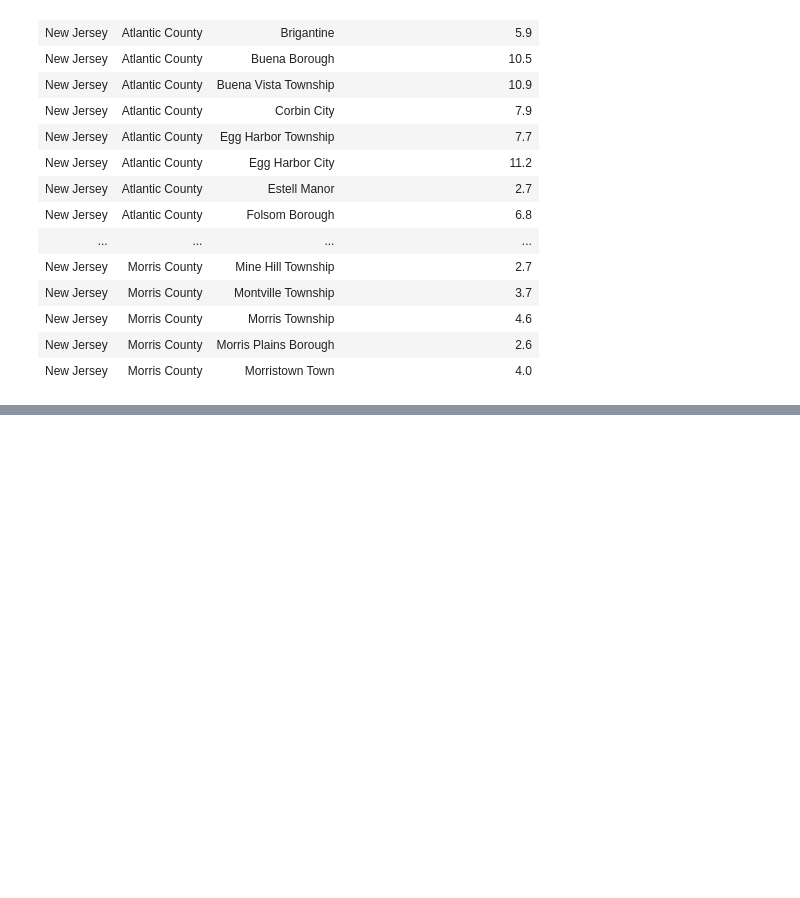
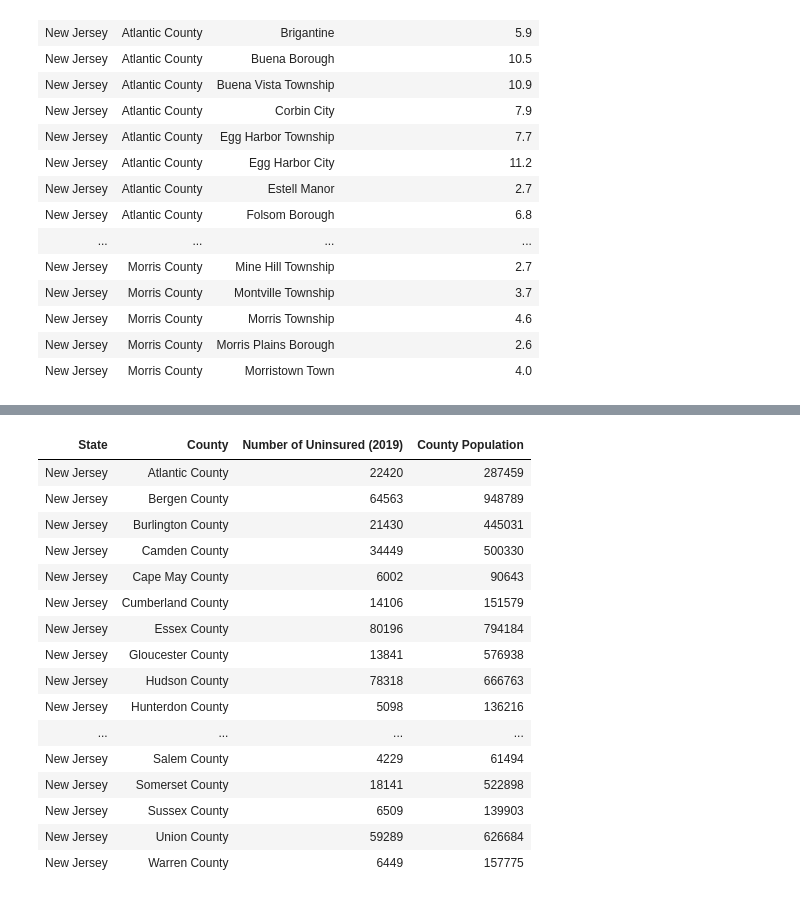
Before and after one commit to Myself1214/Pushing-P-Breakers, a Jupyter notebook: Code/Capstone_Project_ETL.ipynb, the cells around one changed output, grey strips where cells are left out. Saved outputs shown, nothing was run; the diff lists cells and outputs as text; code cells hidden in the pictures; blank space fills up the shorter version.

```diff
--- a/Code/Capstone_Project_ETL.ipynb
+++ b/Code/Capstone_Project_ETL.ipynb
@@ -155,10 +134,6 @@ from pyspark.sql.types import IntegerType, StringType
 
 # Convert to Pandas DataFrame
 Uninsured = Uninsured.toPandas()
-
-# Add Latitude and Longitude Columns
-Uninsured['Latitude'] = lat_list
-Uninsured['Longitude'] = long_list
 
 # Rename Columns (NUI means Number of Uninsured)
 
@@ -413,0 +466,12 @@ display(master_df)
+# %%
+# Merge Geodata with Master_table
+# Convert Master_table to pandas dataframe
+
+master_table = master_df.toPandas()
+
+df = master_table.merge(merge1[['City','geometry']],how='inner',on=['City'])
+
+# Convert to Geodataframe
+df = gpd.GeoDataFrame(df, geometry=df['geometry'])
+
+df.head()
@@ -413,0 +561,62 @@ display(master_df)
+# %%
+# Get SAHIE (Small Area Health Insurance Estimate) Data
+
+from pyspark.sql.functions import rtrim
+from pyspark.sql.types import IntegerType
+
+# Read sahie_2019.csv into Pandas DataFrame (Skip first 79 Rows)
+SAHIE = pd.read_csv('/dbfs/mnt/pushing-p-breakers/sahie_2019.csv', skiprows=79, low_memory = False)
+
+
+# Convert Pandas DataFrame to Spark DataFrame
+SAHIE = spark.createDataFrame(SAHIE)
+
+# Strip empty spaces from state_name and county_name columns
+SAHIE = SAHIE.withColumn('state_name', rtrim(SAHIE.state_name))
+SAHIE = SAHIE.withColumn('county_name', rtrim(SAHIE.county_name))
+
+
+# Filter to only show counties in New Jersey and totals per county
+SAHIE = SAHIE.filter(SAHIE.state_name == 'New Jersey')
+SAHIE = SAHIE.filter(SAHIE.agecat == '0')
+SAHIE = SAHIE.filter(SAHIE.racecat == '0')
+SAHIE = SAHIE.filter(SAHIE.sexcat == '0')
+SAHIE = SAHIE.filter(SAHIE.iprcat == '0')
+SAHIE = SAHIE.filter(SAHIE.geocat == '50')
+
+# Rename Columns
+SAHIE = SAHIE.withColumnRenamed('state_name','State').withColumnRenamed('county_name','County').withColumnRenamed('NUI', 'Number of Uninsured (2019)')
+
+# Select Columns of Interest
+SAHIE = SAHIE.select(['State', 'County', 'Number of Uninsured (2019)'])
+
+# Add County Population Column
+SAHIE = SAHIE.toPandas()
+
+# Get Population Data
+Population = df.groupby(['State','County'])['City Population'].sum().reset_index()
+
+SAHIE['County Population'] = Population['City Population'].copy()
+
+SAHIE = spark.createDataFrame(SAHIE)
+
+# display(SAHIE)
+display(SAHIE)
+# %% [output]
+| State | County | Number of Uninsured (2019) | County Population |
+| New Jersey | Atlantic County | 22420 | 287459 |
+| New Jersey | Bergen County | 64563 | 948789 |
+| New Jersey | Burlington County | 21430 | 445031 |
+| New Jersey | Camden County | 34449 | 500330 |
+| New Jersey | Cape May County | 6002 | 90643 |
+| New Jersey | Cumberland County | 14106 | 151579 |
+| New Jersey | Essex County | 80196 | 794184 |
+| New Jersey | Gloucester County | 13841 | 576938 |
+| New Jersey | Hudson County | 78318 | 666763 |
+| New Jersey | Hunterdon County | 5098 | 136216 |
+| ... | ... | ... | ... |
+| New Jersey | Salem County | 4229 | 61494 |
+| New Jersey | Somerset County | 18141 | 522898 |
+| New Jersey | Sussex County | 6509 | 139903 |
+| New Jersey | Union County | 59289 | 626684 |
+| New Jersey | Warren County | 6449 | 157775 |
```
Also changed, not shown: parts of 14 cells of this notebook.
